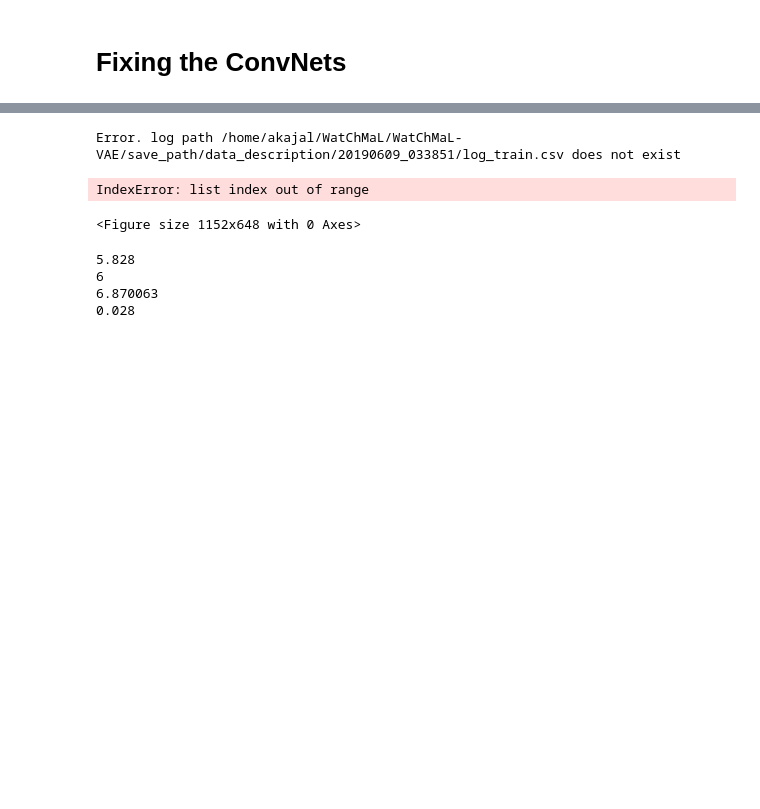
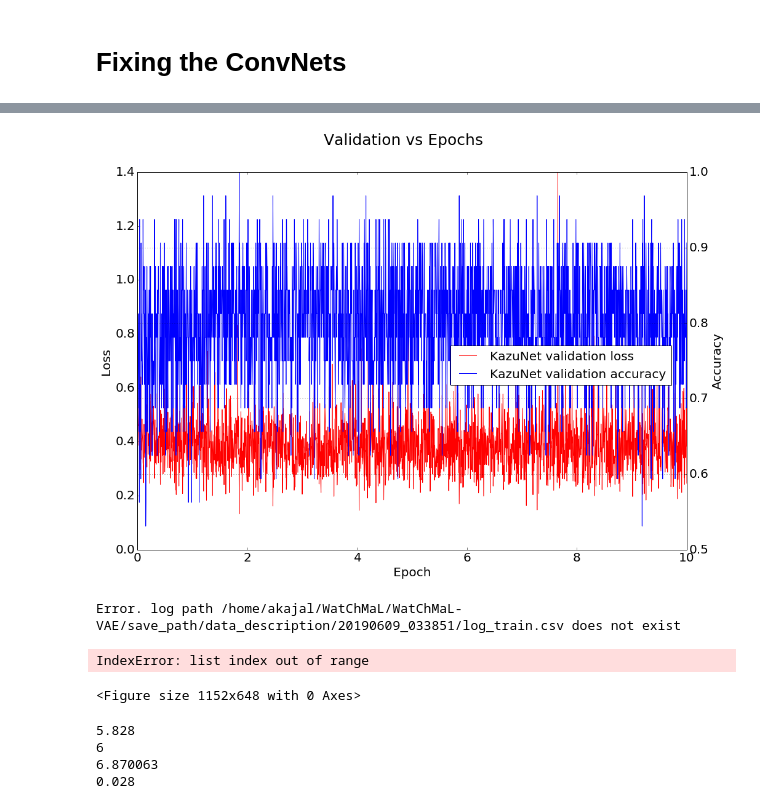
Before and after one commit to WatChMaL/CNN, a Jupyter notebook: notebooks/June 07 - Fixing ConvNets.ipynb, the cells around one changed output, grey strips where cells are left out. Saved outputs shown, nothing was run; the diff lists cells and outputs as text; code cells hidden in the pictures; blank space fills up the shorter version.

```diff
--- a/notebooks/June 07 - Fixing ConvNets.ipynb
+++ b/notebooks/June 07 - Fixing ConvNets.ipynb
@@ -18,3 +46,17 @@ from plot_utils import plot_utils
+# %%
+# Setup the paths to the log files
+
+kazunet_log = "20190608_191126"
+
+# Training log files for the models
+log_dir =  "/home/akajal/WatChMaL/WatChMaL-VAE/save_path/data_description/"
+kazunet_train_log = log_dir + kazunet_log + "/val_test.csv"
+plot_utils.plot_training_validation([kazunet_train_log],
+                              ["KazuNet"],
+                              {"KazuNet":["red","blue"]},
+                              downsample_interval=None, show_plot=False)
+# %% [output]
+[figure, added]
 # %%
 # Setup the paths to the log files
 
```
Also changed, not shown: parts of 3 cells of this notebook, 16 other files.
